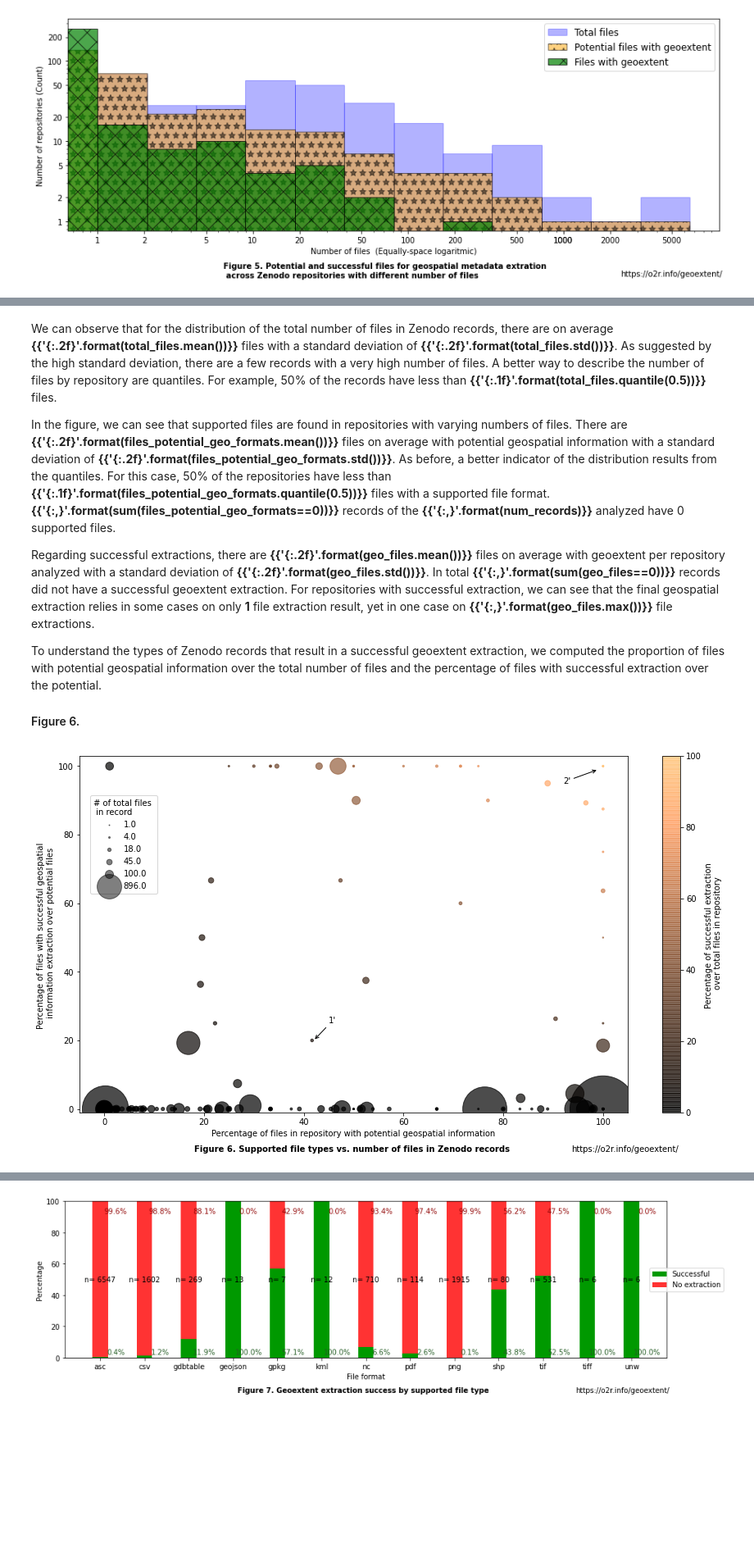
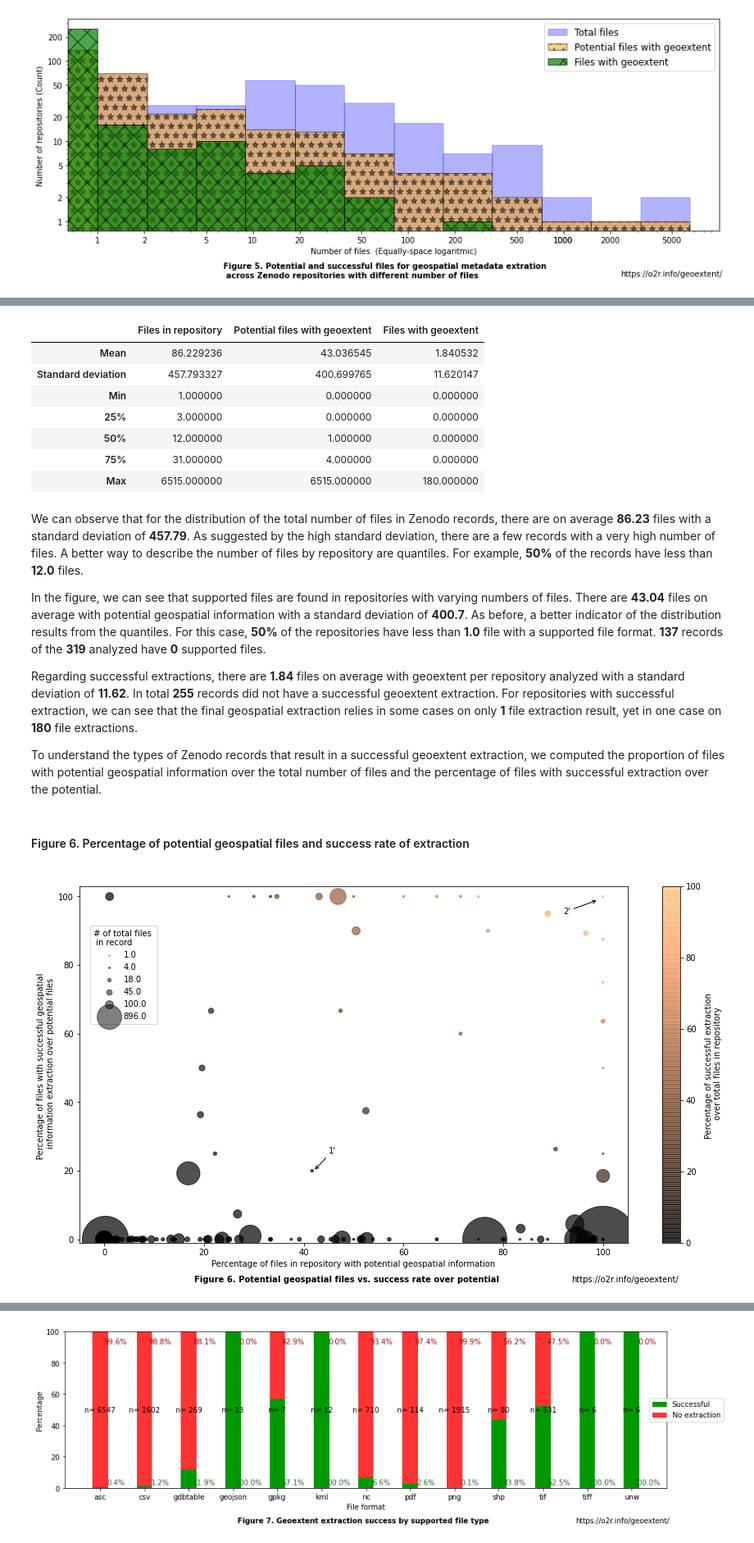
Before and after one commit to o2r-project/geoextent, a Jupyter notebook: showcase/SG_01_Exploring_Research_Data_Repositories_with_geoextent.ipynb, the cells around one changed output, grey strips where cells are left out. Shown at 82% size. Cells and saved outputs as stored; diff of their text form; code cells hidden in the pictures; blank space fills up the shorter version.

```diff
--- a/showcase/SG_01_Exploring_Research_Data_Repositories_with_geoextent.ipynb
+++ b/showcase/SG_01_Exploring_Research_Data_Repositories_with_geoextent.ipynb
@@ -557,14 +669,27 @@ plt.show()
+# %%
+pd.DataFrame(list(zip(total_files.describe()[1:],files_potential_geo_formats.describe()[1:],geo_files.describe()[1:])),
+            columns =['Files in repository', 'Potential files with geoextent','Files with geoextent'],
+            index=['Mean','Standard deviation','Min','25%','50%','75%','Max'])
+# %% [output]
+|  | Files in repository | Potential files with geoextent | Files with geoextent |
+| Mean | 86.229236 | 43.036545 | 1.840532 |
+| Standard deviation | 457.793327 | 400.699765 | 11.620147 |
+| Min | 1.000000 | 0.000000 | 0.000000 |
+| 25% | 3.000000 | 0.000000 | 0.000000 |
+| 50% | 12.000000 | 1.000000 | 0.000000 |
+| 75% | 31.000000 | 4.000000 | 0.000000 |
+| Max | 6515.000000 | 6515.000000 | 180.000000 |
 # %% [markdown]
-We can observe that for the distribution of the total number of files in Zenodo records, there are on average **{{'{:.2f}'.format(total_files.mean())}}** files with a standard deviation of **{{'{:.2f}'.format(total_files.std())}}**. As suggested by the high standard deviation, there are a few records with a very high number of files. A better way to describe the number of files by repository are quantiles. For example, 50% of the records have less than **{{'{:.1f}'.format(total_files.quantile(0.5))}}** files.
+We can observe that for the distribution of the total number of files in Zenodo records, there are on average **86.23** files with a standard deviation of **457.79**. As suggested by the high standard deviation, there are a few records with a very high number of files. A better way to describe the number of files by repository are quantiles. For example, **50%** of the records have less than **12.0** files.
 
-In the figure, we can see that supported files are found in repositories with varying numbers of files. There are **{{'{:.2f}'.format(files_potential_geo_formats.mean())}}**  files on average with potential geospatial information with a standard deviation of **{{'{:.2f}'.format(files_potential_geo_formats.std())}}**. As before, a better indicator of the distribution results from the quantiles. For this case, 50% of the repositories have less than **{{'{:.1f}'.format(files_potential_geo_formats.quantile(0.5))}}** files with a supported file format.
-**{{'{:,}'.format(sum(files_potential_geo_formats==0))}}** records of the **{{'{:,}'.format(num_records)}}** analyzed have 0 supported files.
+In the figure, we can see that supported files are found in repositories with varying numbers of files. There are **43.04** files on average with potential geospatial information with a standard deviation of **400.7**. As before, a better indicator of the distribution results from the quantiles. For this case, **50%** of the repositories have less than **1.0** file with a supported file format. **137** records of the **319** analyzed have **0** supported files.
 
-Regarding successful extractions, there are **{{'{:.2f}'.format(geo_files.mean())}}** files on average with geoextent per repository analyzed with a standard deviation of **{{'{:.2f}'.format(geo_files.std())}}**. In total **{{'{:,}'.format(sum(geo_files==0))}}** records did not have a successful geoextent extraction. For repositories with successful extraction, we can see that the final geospatial extraction relies in some cases on only **1** file extraction result, yet in one case on **{{'{:,}'.format(geo_files.max())}}** file extractions.
+Regarding successful extractions, there are **1.84** files on average with geoextent per repository analyzed with a standard deviation of **11.62**. In total **255** records did not have a successful geoextent extraction. For repositories with successful extraction, we can see that the final geospatial extraction relies in some cases on only **1** file extraction result, yet in one case on **180** file extractions.
 
 To understand the types of Zenodo records that result in a successful geoextent extraction, we computed the proportion of files with potential geospatial information over the total number of files and the percentage of files with successful extraction over the potential.
-
-#### Figure 6.
+# %% [markdown]
+#### Figure 6. Percentage of potential geospatial files and success rate of extraction
+<a id="figure_6"></a>
 # %%
 # Extract number of total files by records with successful extraction by zenodo record
 files_in_record = uni_files_gdf.zenodo_record_id.value_counts()
@@ -588,34 +713,34 @@ result['potential_per_success'] = result['files_with_potential_geoextent']/resul
 result.per_success_from_potential.fillna(0, inplace=True)
 
 ## Plot
 
 fig, ax = plt.subplots(figsize=(15,8))
 
 scatter = plt.scatter(result['potential_per_success'],result['per_success_from_potential'],
                      c=result['per_success_from_total'], s=result['files_in_record'], cmap="copper",alpha= 0.7)
 
 range_per_success_total = list(np.arange(0.0,120,20))
 
 # produce a legend with the unique colors from the scatter
 plt.colorbar(label="Percentage of successful extraction \n over total files in repository")
 
 range_num_files = list(result['files_in_record'].quantile([0.1,0.3,0.6,0.8,0.9,0.99]).round(0))
 
 # produce a legend with a cross section of sizes from the scatter
 kw = dict(prop="sizes", num=range_num_files, fmt="{x:,}", func=lambda s: s,alpha=0.5)
 legend2 = ax.legend(*scatter.legend_elements(**kw),title="# of total files \n in record" ,bbox_to_anchor=(0.15,0.9))
 plt.ylim(-1,103)
 plt.xlabel('Percentage of files in repository with potential geospatial information')
 plt.ylabel('Percentage of files with successful geospatial \n information extraction over potential files')
-plt.annotate('Figure '+str(fig_num)+'. Supported file types vs. number of files in Zenodo records', (0,0),
+plt.annotate('Figure '+str(fig_num)+'. Potential geospatial files vs. success rate over potential', (0,0),
              (140, -40), xycoords='axes fraction', weight='bold', textcoords='offset points', va='top')
 plt.annotate('https://o2r.info/geoextent/', (0,0), (600,-40), xycoords='axes fraction', textcoords='offset points', va='top')
 plt.annotate("1'",xy=(42, 20), xytext=(45, 25),arrowprops=dict(arrowstyle="->"))
 plt.annotate("2'", xy=(99, 99), xytext=(92, 95),arrowprops=dict(arrowstyle="->"))
 
 fig_num +=1
 plt.show()
 # %% [output]
-[figure, old version]
+[figure, new version]
 # %% [markdown]
 Each circle in the above figure represents a Zenodo record and its extraction results. For example, the repository *[Is drought tolerance a domestication trait in tepary bean?: Allelic diversity at abiotic stress responsive genes in cultivated Phaseolus acutifolius A. Gray and its wild relatives](https://zenodo.org/record/3981412)* (see **1'** in the figure) has a total number of
```
Also changed, not shown: parts of 40 cells of this notebook.
